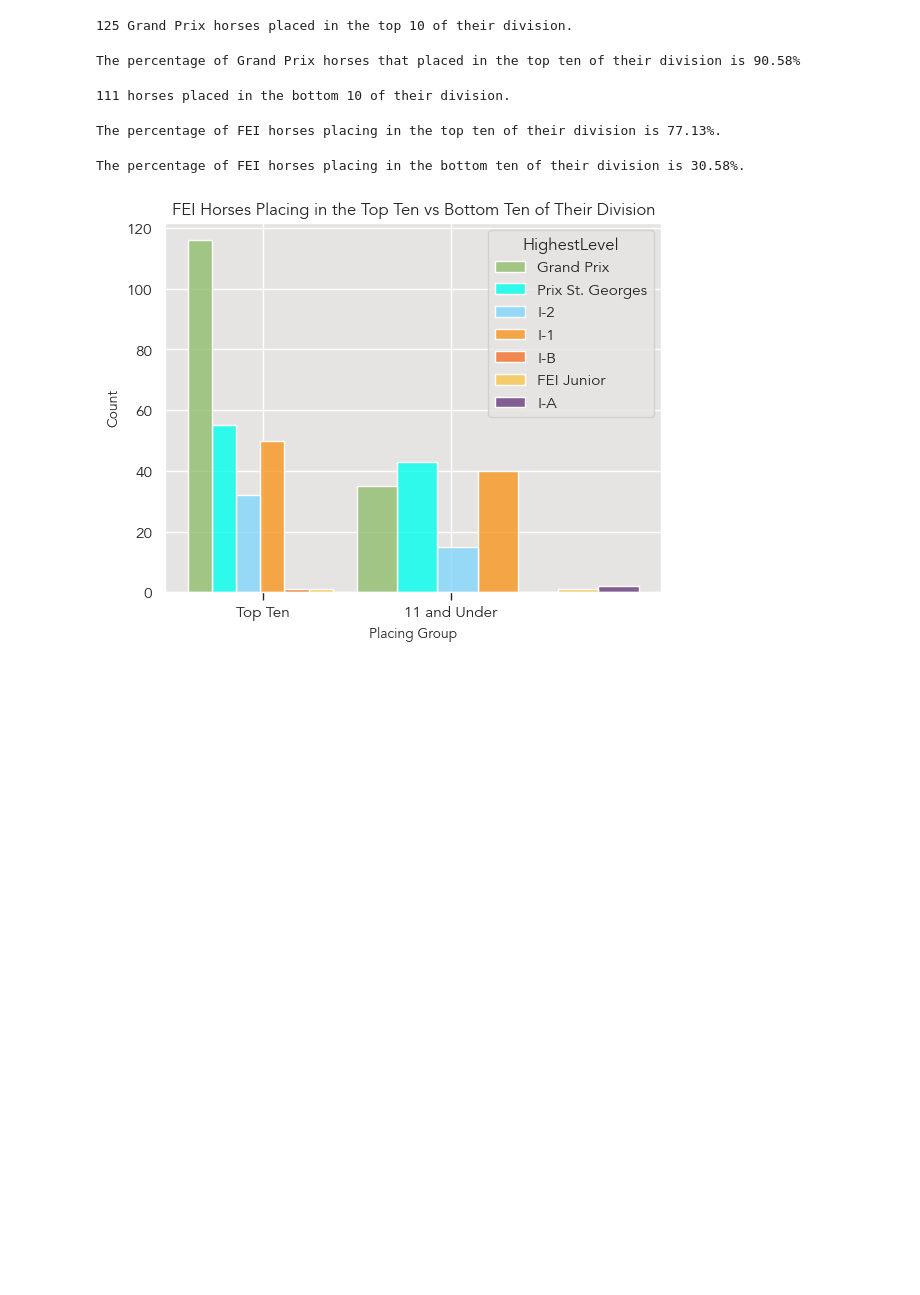
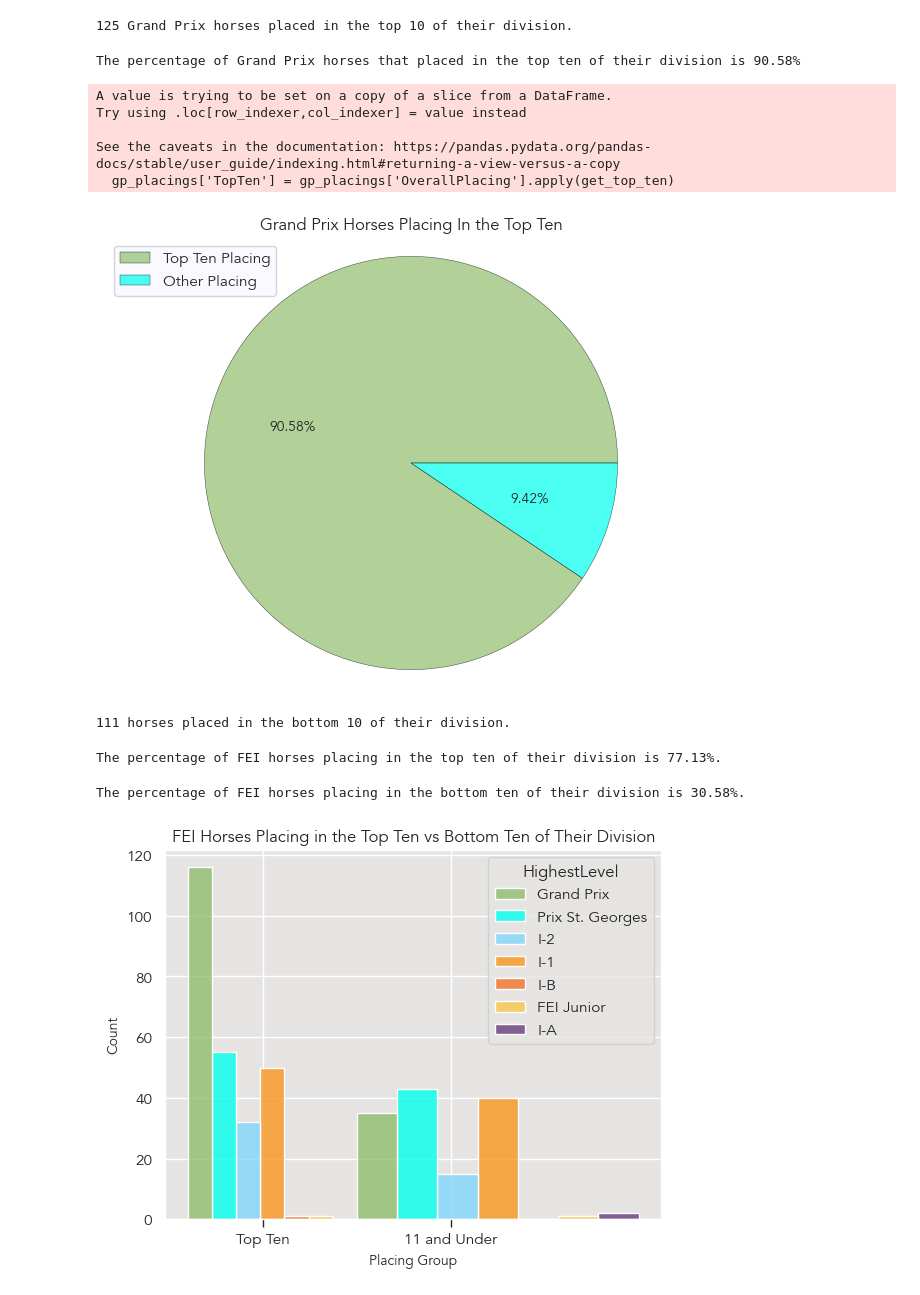
Before and after one commit to siobyrne/young-dressage-horse-program-analysis, a Jupyter notebook: younghorse.ipynb, the cells around one changed output. Cells and saved outputs as stored; diff of their text form; code cells hidden in the pictures; blank space fills up the shorter version.

```diff
--- a/younghorse.ipynb
+++ b/younghorse.ipynb
@@ -394,4 +403,50 @@ gp_top_ten_percentage = round(gp_top_ten_percentage, 2)
 print(f"The percentage of Grand Prix horses that placed in the top ten of their division is {gp_top_ten_percentage}%")
 # %% [output]
 The percentage of Grand Prix horses that placed in the top ten of their division is 90.58%
+# %%
+# create a pie chart of Grand Prix horses that placed in the top ten of their division
+
+# get all Grand Prix horses
+gp_placings = championship_df.loc[(championship_df['HighestLevel'] == 'Grand Prix')
+                          & (championship_df['Year'] <= 2019) &
+                             (championship_df['Division'].str.contains('USEF4|FEI5|FEI6'))]
+
+# write a function to evaluate if placing is top ten or not
+def get_top_ten(placing):
+    if placing <= 10:
+        return 'Yes'
+    else:
+        return 'No'
+
+# new column with result of function
+gp_placings['TopTen'] = gp_placings['OverallPlacing'].apply(get_top_ten)
+
+# sort values and drop duplicates, this way ensures if a horse placed in the top ten and lower that we keep the top ten result
+gp_placings = gp_placings.sort_values('TopTen').drop_duplicates(subset='USDFNumber', keep='last')
+
+# count the placings
+gp_placings = gp_placings['TopTen'].value_counts()
+
+# display pie chart
+plt.pie(gp_placings, colors=color_palette, autopct='%1.2f%%', wedgeprops = {"edgecolor" : "black",
+                      'linewidth': .35,
+                      'antialiased': True,
+                      'alpha': .7})
+
+# set legend options
+plt.legend(['Top Ten Placing', 'Other Placing'], loc='upper left')
+plt.axis('equal')
+plt.tight_layout()
+# set title
+plt.title('Grand Prix Horses Placing In the Top Ten')
+# show and save figure
+plt.savefig('images/gp-top-ten-placing.png')
+plt.show()
+# %% [output]
+A value is trying to be set on a copy of a slice from a DataFrame.
+Try using .loc[row_indexer,col_indexer] = value instead
+
+See the caveats in the documentation: https://pandas.pydata.org/pandas-docs/stable/user_guide/indexing.html#returning-a-view-versus-a-copy
+  gp_placings['TopTen'] = gp_placings['OverallPlacing'].apply(get_top_ten)
+[figure, added]
 # %%
```
Also changed, not shown: parts of 17 cells of this notebook, 3 other files.
